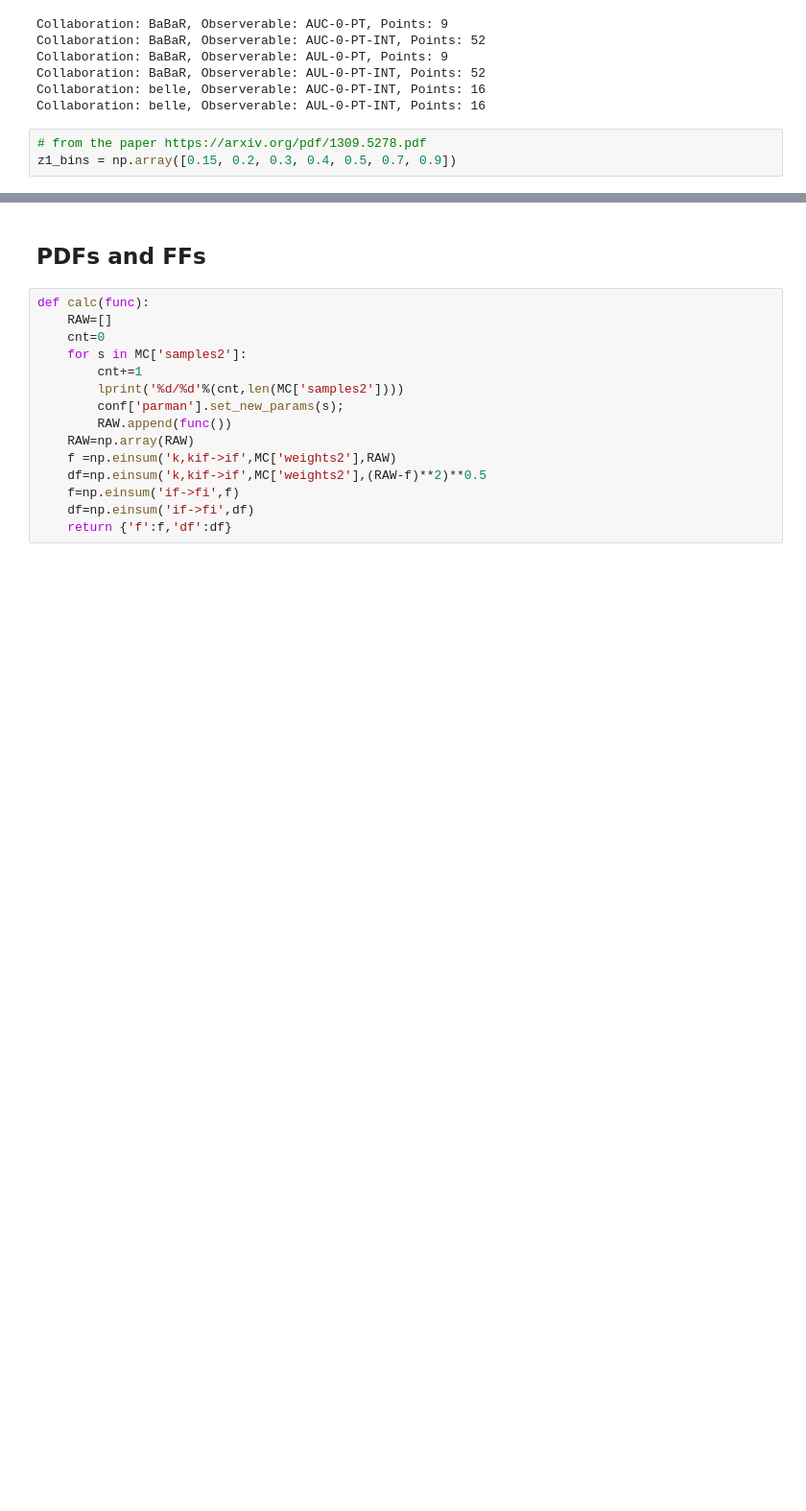
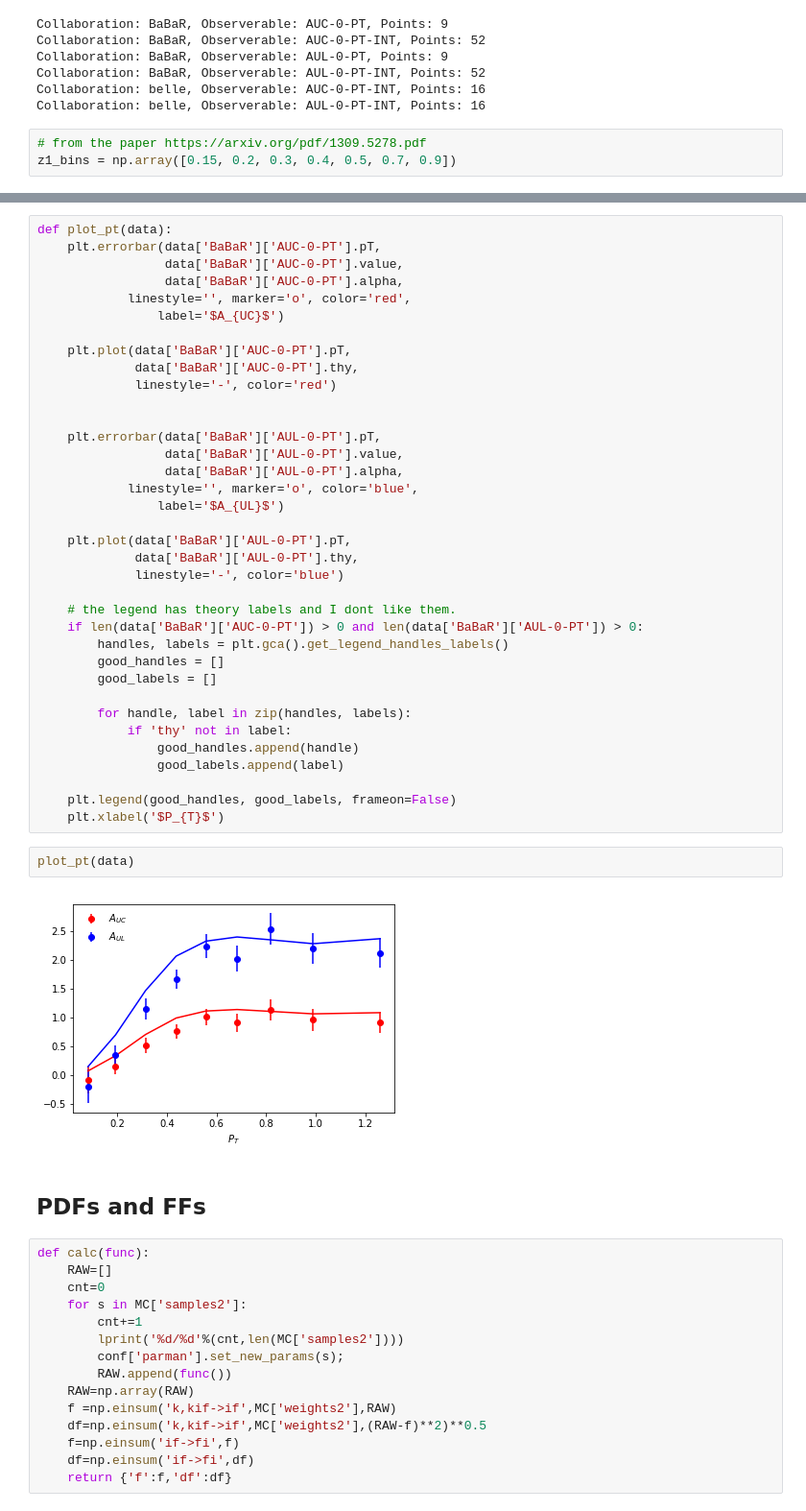
Before and after one commit to zack0179/transfer, a Jupyter notebook: fitlab/notebooks/sia_pion_MC.ipynb, the cells around one changed output, grey strips where cells are left out. Shown at 96% size. Cells and saved outputs as stored; diff of their text form; blank space fills up the shorter version.

```diff
--- a/fitlab/notebooks/sia_pion_MC.ipynb
+++ b/fitlab/notebooks/sia_pion_MC.ipynb
@@ -377,3 +395,43 @@ plot(data['belle'])
+# %%
+def plot_pt(data):
+    plt.errorbar(data['BaBaR']['AUC-0-PT'].pT,
+                 data['BaBaR']['AUC-0-PT'].value,
+                 data['BaBaR']['AUC-0-PT'].alpha,
+            linestyle='', marker='o', color='red',
+                label='$A_{UC}$')
+
+    plt.plot(data['BaBaR']['AUC-0-PT'].pT,
+             data['BaBaR']['AUC-0-PT'].thy,
+             linestyle='-', color='red')
+
+
+    plt.errorbar(data['BaBaR']['AUL-0-PT'].pT,
+                 data['BaBaR']['AUL-0-PT'].value,
+                 data['BaBaR']['AUL-0-PT'].alpha,
+            linestyle='', marker='o', color='blue',
+                label='$A_{UL}$')
+
+    plt.plot(data['BaBaR']['AUL-0-PT'].pT,
+             data['BaBaR']['AUL-0-PT'].thy,
+             linestyle='-', color='blue')
+
+    # the legend has theory labels and I dont like them.
+    if len(data['BaBaR']['AUC-0-PT']) > 0 and len(data['BaBaR']['AUL-0-PT']) > 0:
+        handles, labels = plt.gca().get_legend_handles_labels()
+        good_handles = []
+        good_labels = []
+
+        for handle, label in zip(handles, labels):
+            if 'thy' not in label:
+                good_handles.append(handle)
+                good_labels.append(label)
+
+    plt.legend(good_handles, good_labels, frameon=False)
+    plt.xlabel('$P_{T}$')
+# %%
+plot_pt(data)
+# %% [output]
+[figure, added]
 # %% [markdown]
 ## PDFs and FFs
 # %%
```
Also changed, not shown: parts of 14 cells of this notebook.
